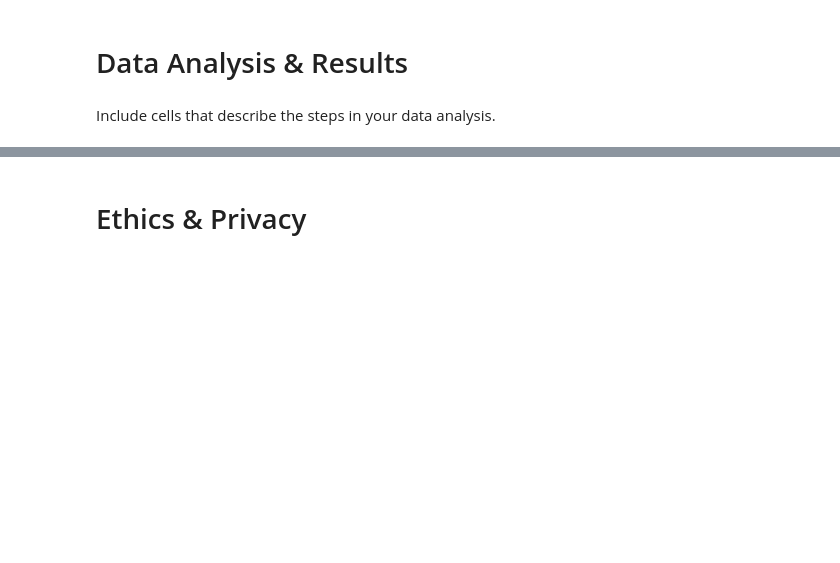
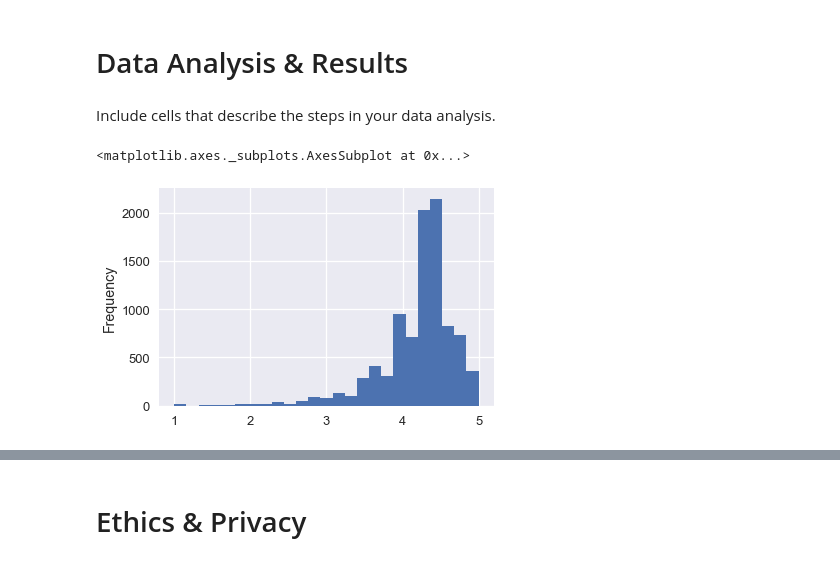
Before and after one commit to Titan-Ngo/COGS108_Repo, a Jupyter notebook: FinalProject.ipynb, the cells around one changed output, grey strips where cells are left out. Saved outputs shown, nothing was run; the diff lists cells and outputs as text; code cells hidden in the pictures; blank space fills up the shorter version.

```diff
--- a/FinalProject.ipynb
+++ b/FinalProject.ipynb
@@ -133,0 +157,14 @@ df
+# %%
+#The E6 allows us to convert the column of strings into a column of floats since
+        #E6 is evaluated as *1000000
+
+df['Reviews'] = df['Reviews'].astype(float)
+# %%
+#We drop everything outside 2 std
+
+df['Word Count'] = df['App'].str.split().str.len()
+# %%
+df['Char Count'] = df['App'].str.len() - df['App'].str.count(' ')
+# %%
+#Remove any rows with null values
+df = df.dropna(how='any')
@@ -137,4 +186,8 @@ df
 Include cells that describe the steps in your data analysis.
 # %%
 ## YOUR CODE HERE
+df['Rating'].plot.hist(bins = 25)
 ## FEEL FREE TO ADD MULTIPLE CELLS PER SECTION
+# %% [output]
+<matplotlib.axes._subplots.AxesSubplot at 0x...>
+[figure, added]
```
Also changed, not shown: parts of 12 cells of this notebook.
